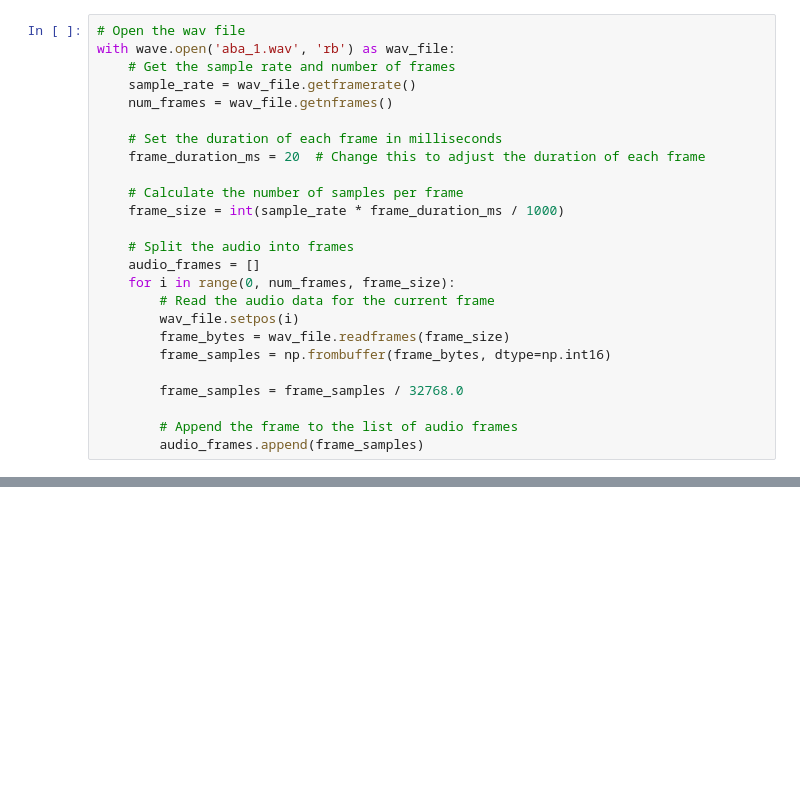
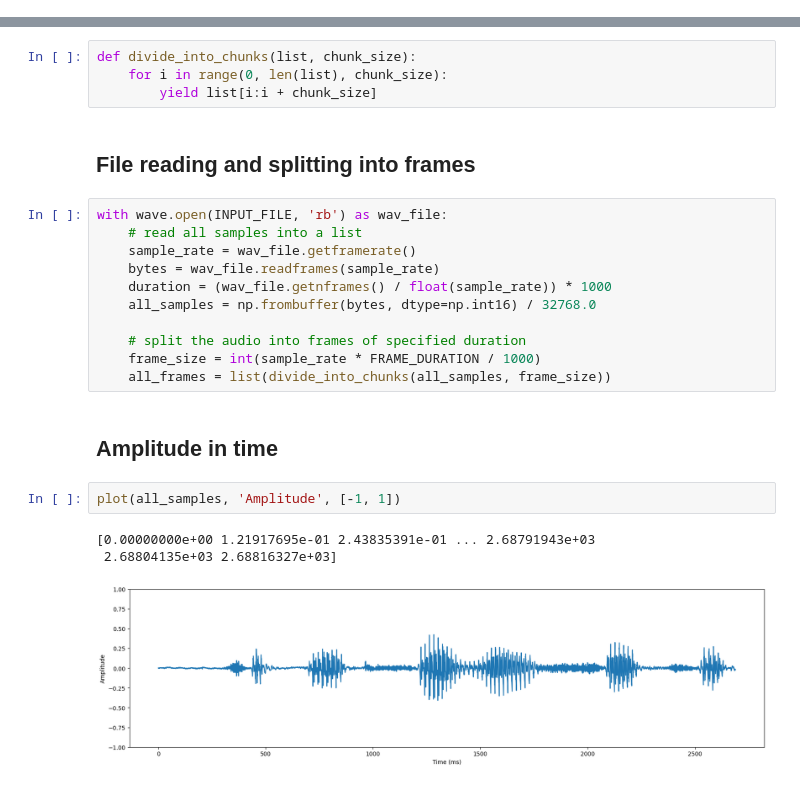
Before and after one commit to wojtek2288/Dzwiek_1, a Jupyter notebook: main.ipynb, the cells around one changed output, grey strips where cells are left out. Drawn from its saved outputs; the diff is of its cells as text; blank space fills up the shorter version.

```diff
--- a/main.ipynb
+++ b/main.ipynb
@@ -66,25 +35,0 @@ def plot2(values, duration, y_label, y_lim=None, silent_frames=None):
-# %%
-# Open the wav file
-with wave.open('aba_1.wav', 'rb') as wav_file:
-    # Get the sample rate and number of frames
-    sample_rate = wav_file.getframerate()
-    num_frames = wav_file.getnframes()
-
-    # Set the duration of each frame in milliseconds
-    frame_duration_ms = 20  # Change this to adjust the duration of each frame
-
-    # Calculate the number of samples per frame
-    frame_size = int(sample_rate * frame_duration_ms / 1000)
-
-    # Split the audio into frames
-    audio_frames = []
-    for i in range(0, num_frames, frame_size):
-        # Read the audio data for the current frame
-        wav_file.setpos(i)
-        frame_bytes = wav_file.readframes(frame_size)
-        frame_samples = np.frombuffer(frame_bytes, dtype=np.int16)
-
-        frame_samples = frame_samples / 32768.0
-
-        # Append the frame to the list of audio frames
-        audio_frames.append(frame_samples)
@@ -97,0 +66,25 @@ plot(audio_samples, duration, 'Amplitude', [-1, 1])
+# %%
+def divide_into_chunks(list, chunk_size):
+    for i in range(0, len(list), chunk_size):
+        yield list[i:i + chunk_size]
+# %% [markdown]
+## File reading and splitting into frames
+# %%
+with wave.open(INPUT_FILE, 'rb') as wav_file:
+    # read all samples into a list
+    sample_rate = wav_file.getframerate()
+    bytes = wav_file.readframes(sample_rate)
+    duration = (wav_file.getnframes() / float(sample_rate)) * 1000
+    all_samples = np.frombuffer(bytes, dtype=np.int16) / 32768.0
+
+    # split the audio into frames of specified duration
+    frame_size = int(sample_rate * FRAME_DURATION / 1000)
+    all_frames = list(divide_into_chunks(all_samples, frame_size))
+# %% [markdown]
+## Amplitude in time
+# %%
+plot(all_samples, 'Amplitude', [-1, 1])
+# %% [output]
+[0.00000000e+00 1.21917695e-01 2.43835391e-01 ... 2.68791943e+03
+ 2.68804135e+03 2.68816327e+03]
+[figure, added]
```
Also changed, not shown: parts of 16 cells of this notebook, 1 other file.
